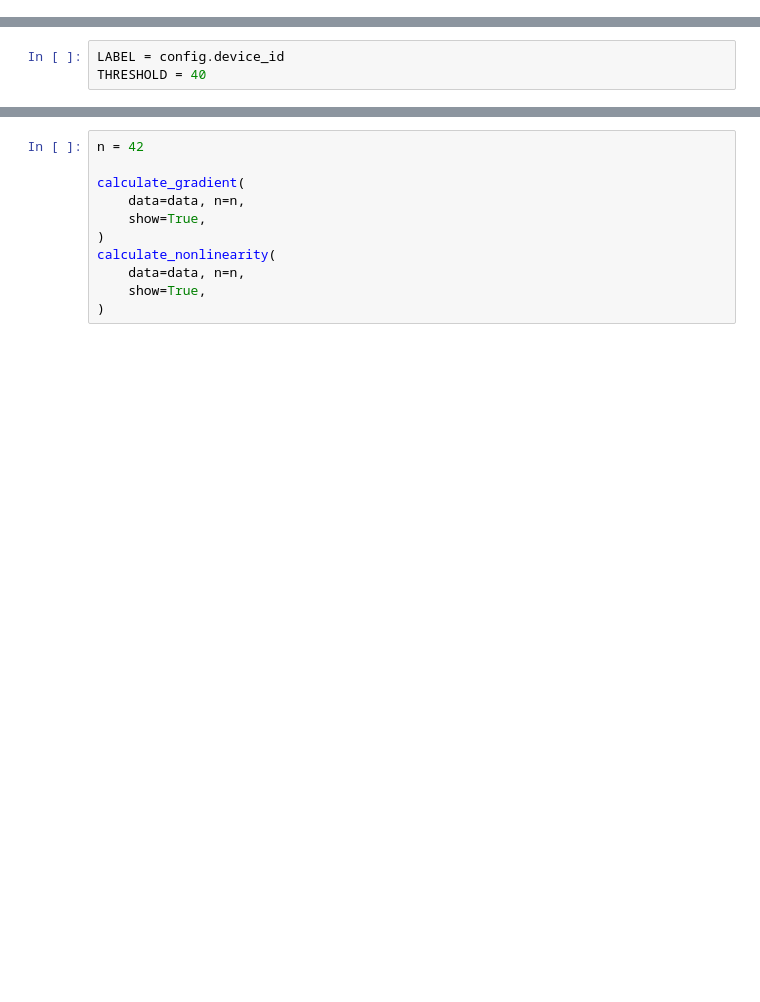
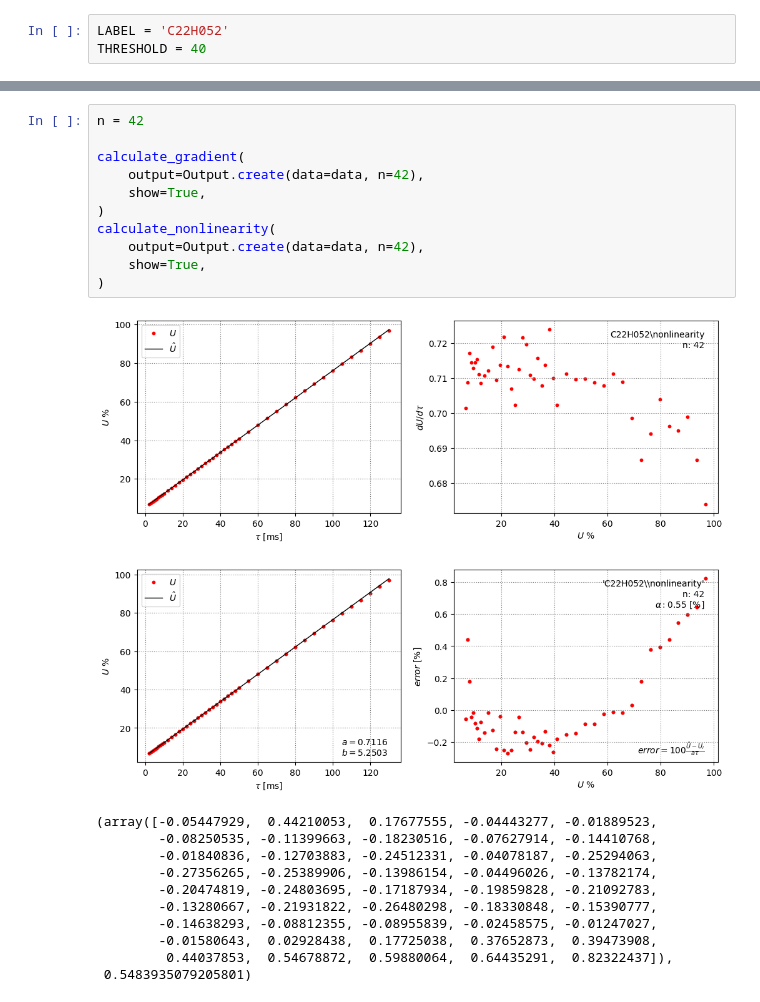
Before and after one commit to Exinker/detector-testing-system, a Jupyter notebook: app (nonlinearity).ipynb, the cells around one changed output, grey strips where cells are left out. Drawn from its saved outputs; the diff is of its cells as text; blank space fills up the shorter version.

```diff
--- a/app (nonlinearity).ipynb
+++ b/app (nonlinearity).ipynb
@@ -11 +12,4 @@ from detector_testing_system.experiment import ExperimentConfig, run_experiment
+# %%
+LABEL = 'C22H052'
+THRESHOLD = 40
 # %%
@@ -15,6 +19,3 @@ config = ExperimentConfig.from_ini(
-# %%
-LABEL = config.device_id
-THRESHOLD = 40
 # %%
 # device = run_device(
 #     config=config,
@@ -36,14 +39,27 @@ data = load_data(
 # %%
 n = 42
 
 calculate_gradient(
-    data=data, n=n,
+    output=Output.create(data=data, n=42),
     show=True,
 )
 calculate_nonlinearity(
-    data=data, n=n,
+    output=Output.create(data=data, n=42),
     show=True,
 )
+# %% [output]
+[figure, added]
+[figure, added]
+(array([-0.05447929,  0.44210053,  0.17677555, -0.04443277, -0.01889523,
+        -0.08250535, -0.11399663, -0.18230516, -0.07627914, -0.14410768,
+        -0.01840836, -0.12703883, -0.24512331, -0.04078187, -0.25294063,
+        -0.27356265, -0.25389906, -0.13986154, -0.04496026, -0.13782174,
+        -0.20474819, -0.24803695, -0.17187934, -0.19859828, -0.21092783,
+        -0.13280667, -0.21931822, -0.26480298, -0.18330848, -0.15390777,
+        -0.14638293, -0.08812355, -0.08955839, -0.02458575, -0.01247027,
+        -0.01580643,  0.02928438,  0.17725038,  0.37652873,  0.39473908,
+         0.44037853,  0.54678872,  0.59880064,  0.64435291,  0.82322437]),
+ 0.5483935079205801)
 # %%
 research_nonlinearity(
     data=data,
```
Also changed, not shown: parts of 5 cells of this notebook, 13 other files.
